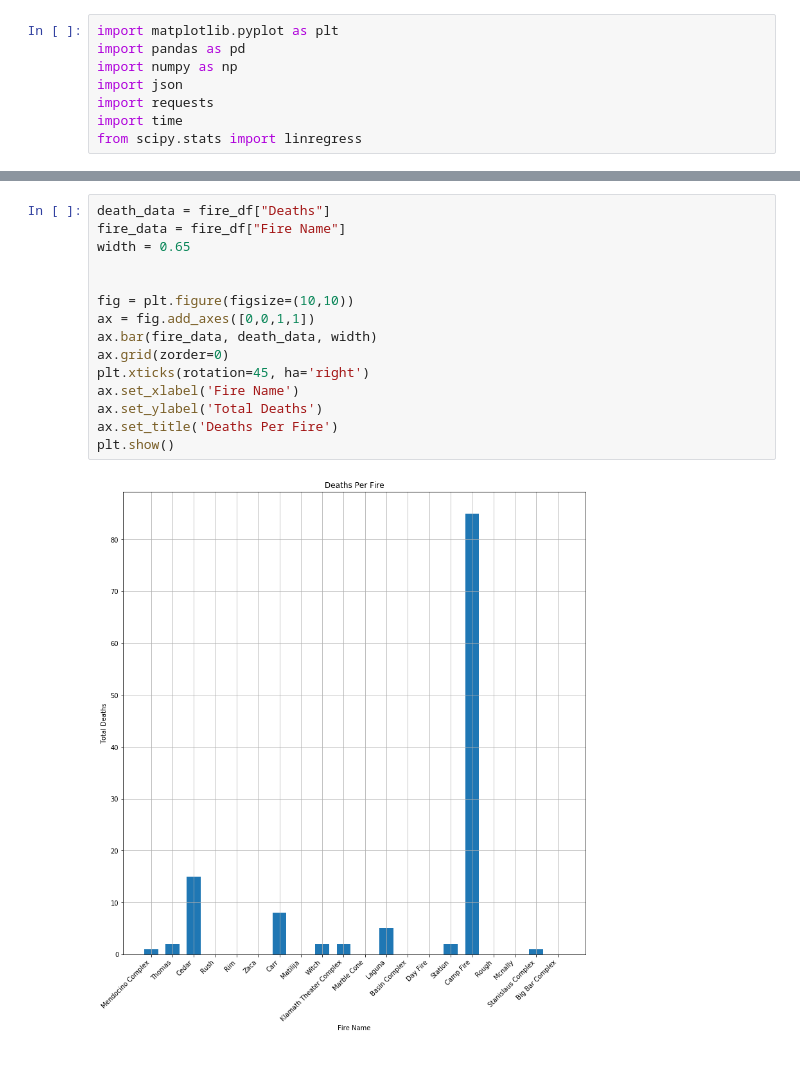
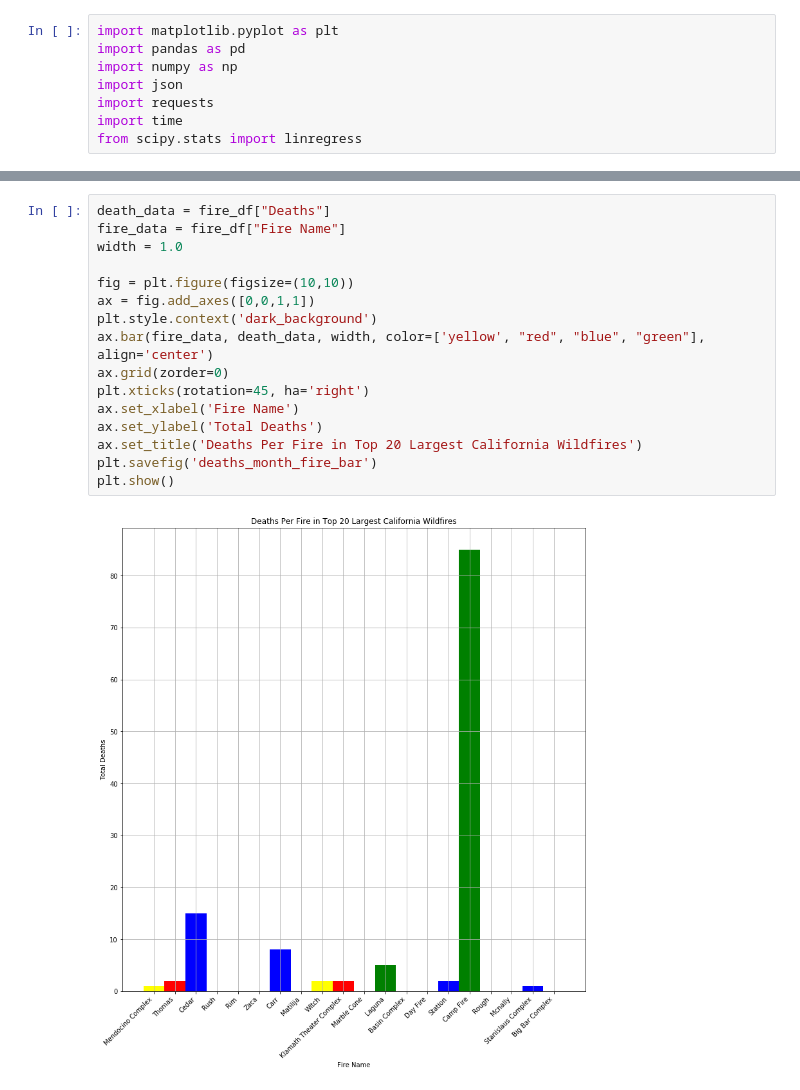
Before and after one commit to mshoemake3224/yellow, a Jupyter notebook: Josh_Hypothesis.ipynb, the cells around one changed output, grey strips where cells are left out. Drawn from its saved outputs; the diff is of its cells as text; blank space fills up the shorter version.

```diff
--- a/Josh_Hypothesis.ipynb
+++ b/Josh_Hypothesis.ipynb
@@ -39,20 +39,21 @@ fire_df
 # %%
 death_data = fire_df["Deaths"]
 fire_data = fire_df["Fire Name"]
-width = 0.65
-
+width = 1.0
 
 fig = plt.figure(figsize=(10,10))
 ax = fig.add_axes([0,0,1,1])
-ax.bar(fire_data, death_data, width)
+plt.style.context('dark_background')
+ax.bar(fire_data, death_data, width, color=['yellow', "red", "blue", "green"], align='center')
 ax.grid(zorder=0)
 plt.xticks(rotation=45, ha='right')
 ax.set_xlabel('Fire Name')
 ax.set_ylabel('Total Deaths')
-ax.set_title('Deaths Per Fire')
+ax.set_title('Deaths Per Fire in Top 20 Largest California Wildfires')
+plt.savefig('deaths_month_fire_bar')
 plt.show()
 # %% [output]
-[figure, old version]
+[figure, new version]
 # %%
 rainfall_data = fire_df["Rainfall (in)"]
 fire_data = fire_df["Fire Name"]
```
Also changed, not shown: parts of 8 cells of this notebook, 6 other files.
